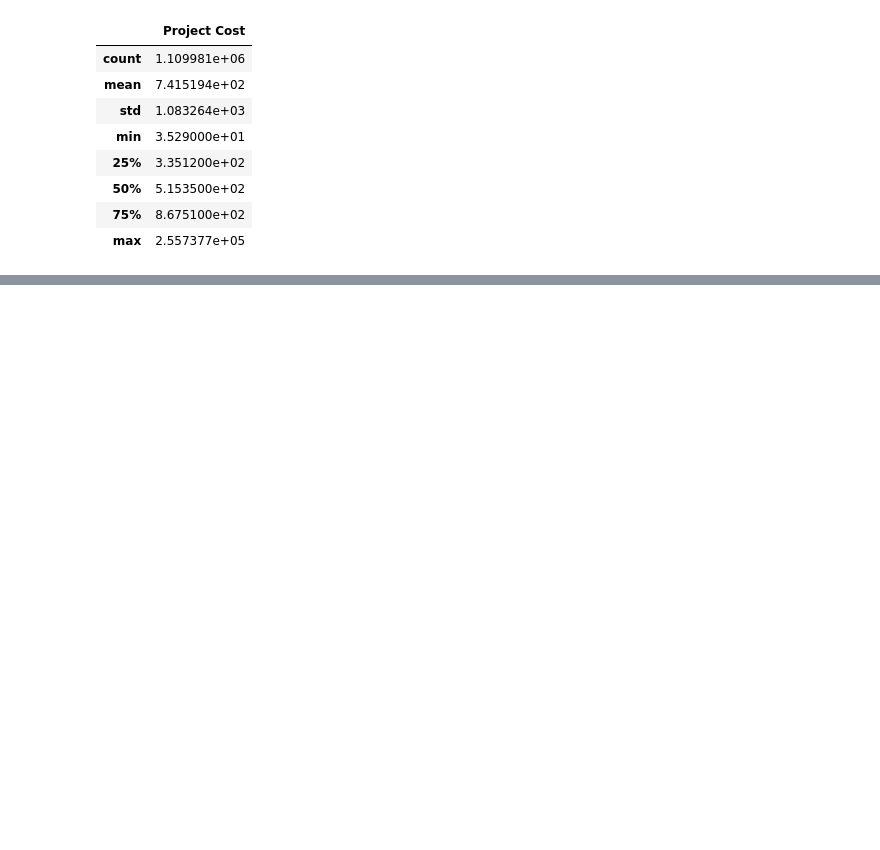
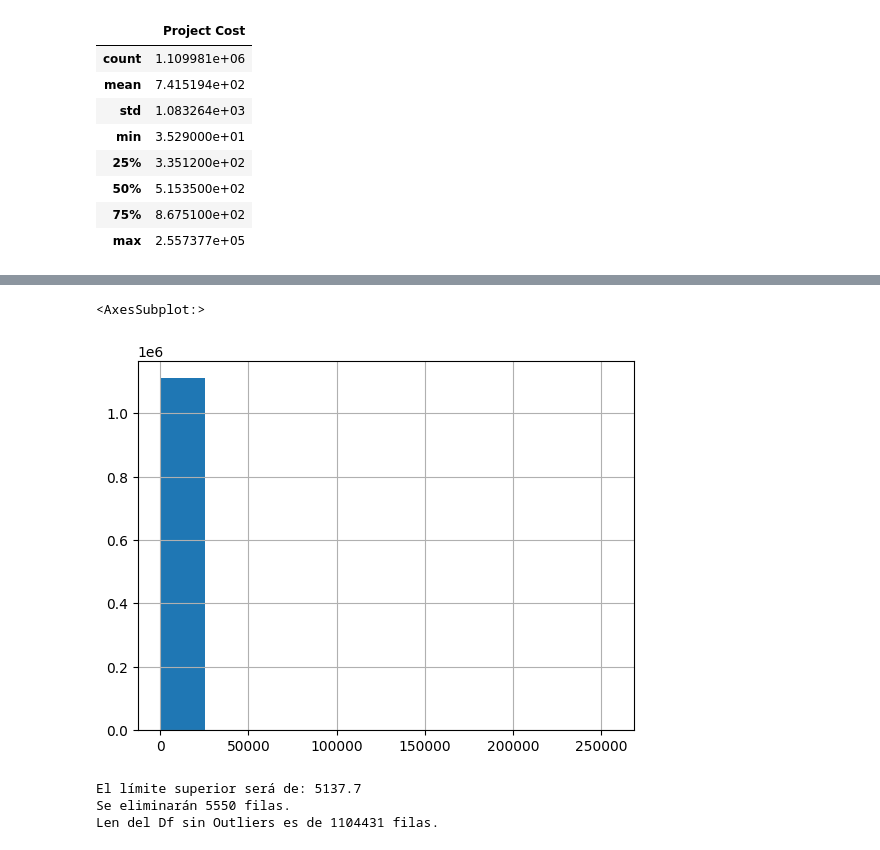
Before and after one commit to JManuelHaces/examen-final-pdcd, a Jupyter notebook: ExamenFinal.ipynb, the cells around one changed output, grey strips where cells are left out. Saved outputs shown, nothing was run; the diff lists cells and outputs as text; code cells hidden in the pictures; blank space fills up the shorter version.

```diff
--- a/ExamenFinal.ipynb
+++ b/ExamenFinal.ipynb
@@ -90,0 +154,23 @@ df.describe()
+# %%
+# Histograma de la variable numérica
+df['Project Cost'].hist()
+# %% [output]
+<AxesSubplot:>
+[figure, added]
+# %%
+# Calculando el Percentil 99.5 para la variable, es decir, tomar el 99.5% de los datos
+# Se deja fuera el 0.5% de los últimos datos.
+p99 = np.percentile(df['Project Cost'], 99.5)
+print(f'El límite superior será de: {np.round(p99, decimals=2)}')
+
+# Eliminando los outliers, todo lo que sea mayor al valor del percentil
+outliers = df[df['Project Cost'] > p99]
+print(f'Se eliminarán {len(outliers)} filas.')
+
+# Creando el Df sin Outliers
+df = df[df['Project Cost'] < p99]
+print(f'Len del Df sin Outliers es de {len(df)} filas.')
+# %% [output]
+El límite superior será de: 5137.7
+Se eliminarán 5550 filas.
+Len del Df sin Outliers es de 1104431 filas.
```
Also changed, not shown: parts of 42 cells of this notebook, 25 other files.
